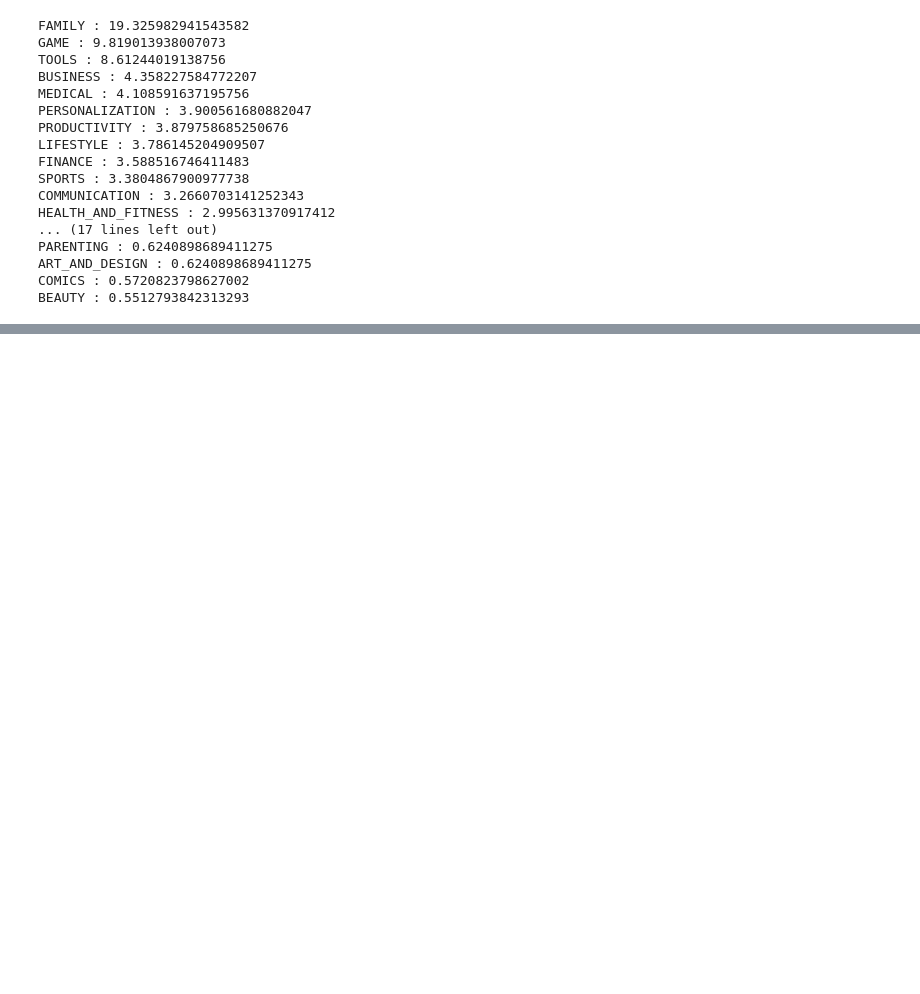
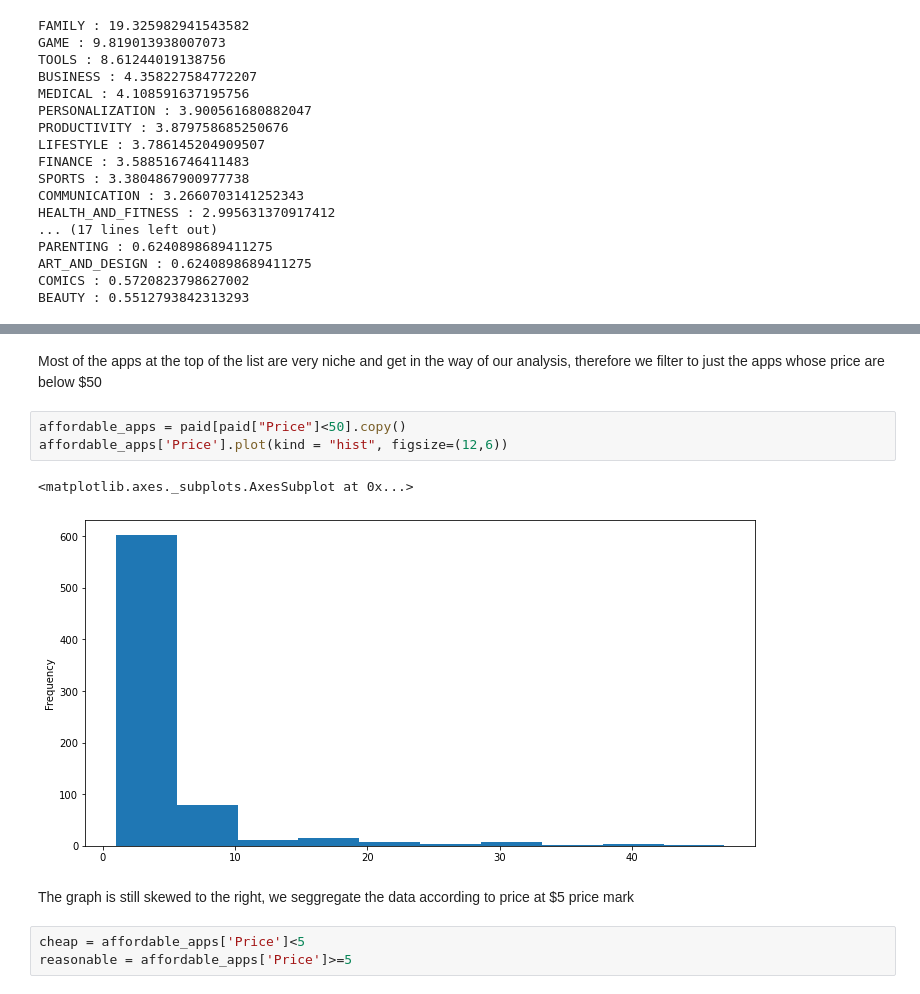
Before and after one commit to AnanduR32/Datascience, a Jupyter notebook: Case Studies/Python/Profitable App Profiles for the App Store and Google Play Markets/Basics.ipynb, the cells around one changed output, grey strips where cells are left out. Cells and saved outputs as stored; diff of their text form; blank space fills up the shorter version.

```diff
--- a/Case Studies/Python/Profitable App Profiles for the App Store and Google Play Markets/Basics.ipynb
+++ b/Case Studies/Python/Profitable App Profiles for the App Store and Google Play Markets/Basics.ipynb
@@ -379,0 +487,13 @@ BEAUTY : 0.5512793842313293
+# %% [markdown]
+Most of the apps at the top of the list are very niche and get in the way of our analysis, therefore we filter to just the apps whose price are below $50
+# %%
+affordable_apps = paid[paid["Price"]<50].copy()
+affordable_apps['Price'].plot(kind = "hist", figsize=(12,6))
+# %% [output]
+<matplotlib.axes._subplots.AxesSubplot at 0x...>
+[figure, added]
+# %% [markdown]
+The graph is still skewed to the right, we seggregate the data according to price at $5 price mark
+# %%
+cheap = affordable_apps['Price']<5
+reasonable = affordable_apps['Price']>=5
```
Also changed, not shown: parts of 65 cells of this notebook, 5 other files.
